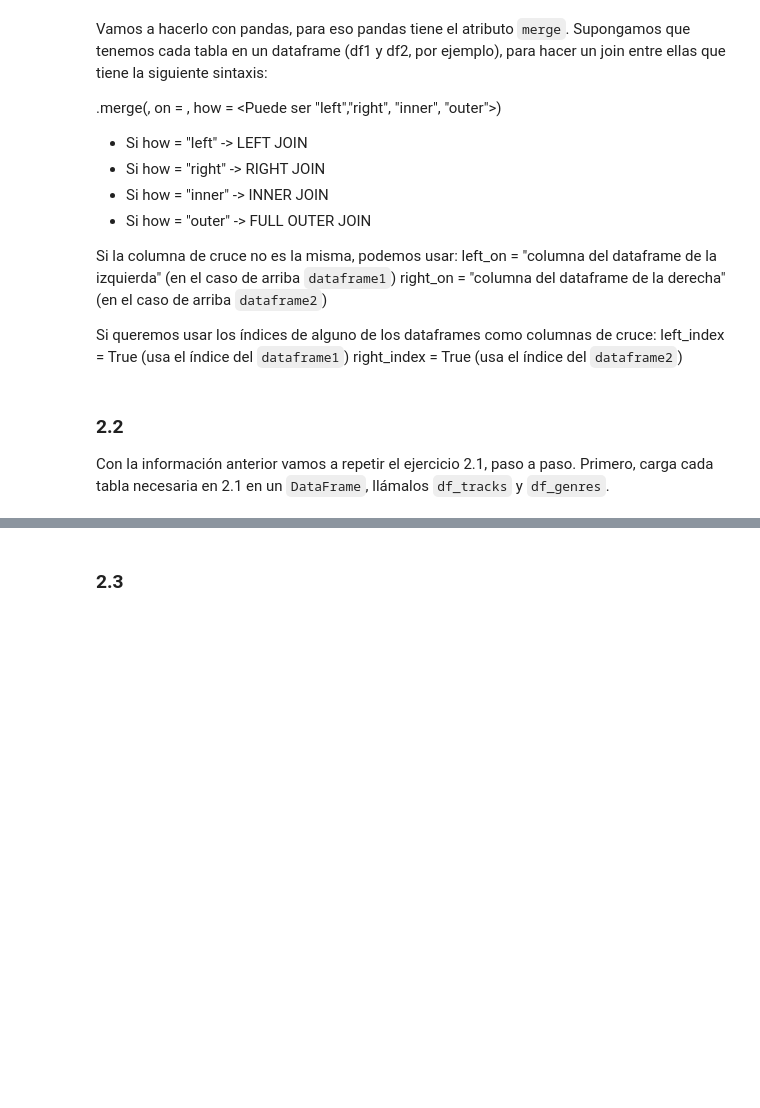
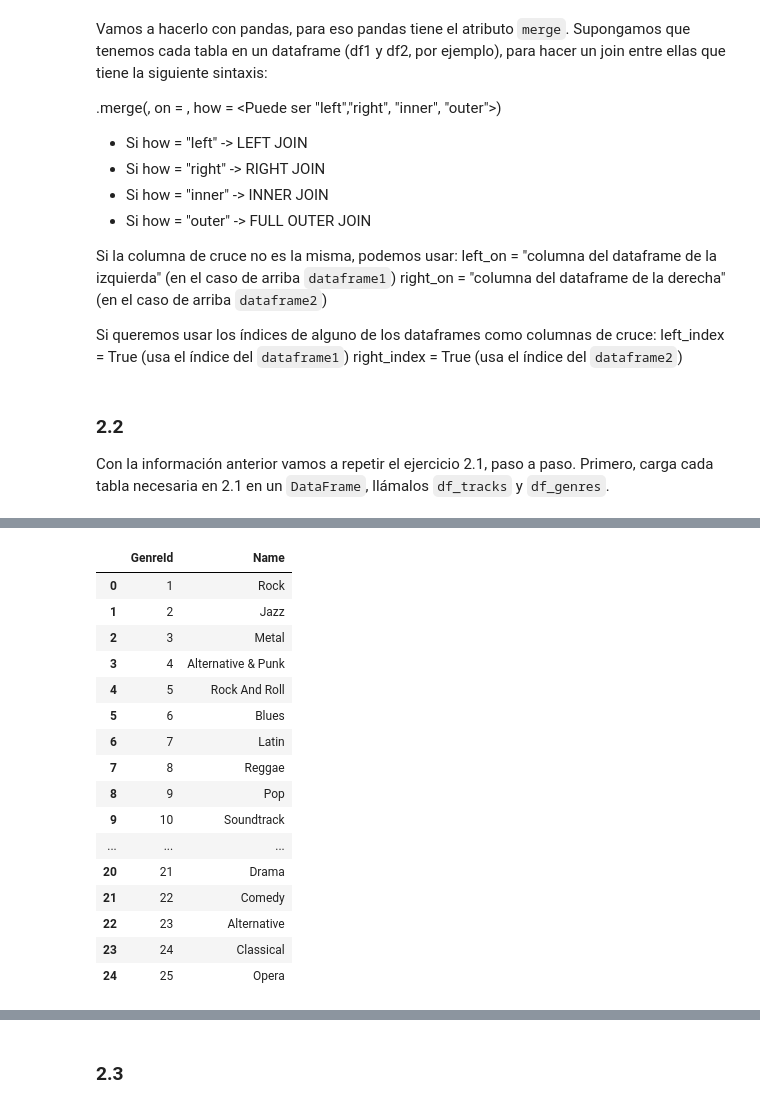
Before and after one commit to annahico/ONLINE_DS_THEBRIDGE_ANNA, a Jupyter notebook: 03_Analisis_de_Datos/Sprint_06/Unidad_01/Practica_Obligatoria/18_Practica_Obligatoria_SQL.ipynb, the cells around one changed output, grey strips where cells are left out. Cells and saved outputs as stored; diff of their text form; code cells hidden in the pictures; blank space fills up the shorter version.

```diff
--- a/03_Analisis_de_Datos/Sprint_06/Unidad_01/Practica_Obligatoria/18_Practica_Obligatoria_SQL.ipynb
+++ b/03_Analisis_de_Datos/Sprint_06/Unidad_01/Practica_Obligatoria/18_Practica_Obligatoria_SQL.ipynb
@@ -229,0 +269,21 @@ Con la información anterior vamos a repetir el ejercicio 2.1, paso a paso. Prim
+# %%
+df_genres = sql_query("SELECT * FROM genres")
+df_genres
+# %% [output]
+|  | GenreId | Name |
+| 0 | 1 | Rock |
+| 1 | 2 | Jazz |
+| 2 | 3 | Metal |
+| 3 | 4 | Alternative & Punk |
+| 4 | 5 | Rock And Roll |
+| 5 | 6 | Blues |
+| 6 | 7 | Latin |
+| 7 | 8 | Reggae |
+| 8 | 9 | Pop |
+| 9 | 10 | Soundtrack |
+| ... | ... | ... |
+| 20 | 21 | Drama |
+| 21 | 22 | Comedy |
+| 22 | 23 | Alternative |
+| 23 | 24 | Classical |
+| 24 | 25 | Opera |
```
Also changed, not shown: parts of 10 cells of this notebook.
